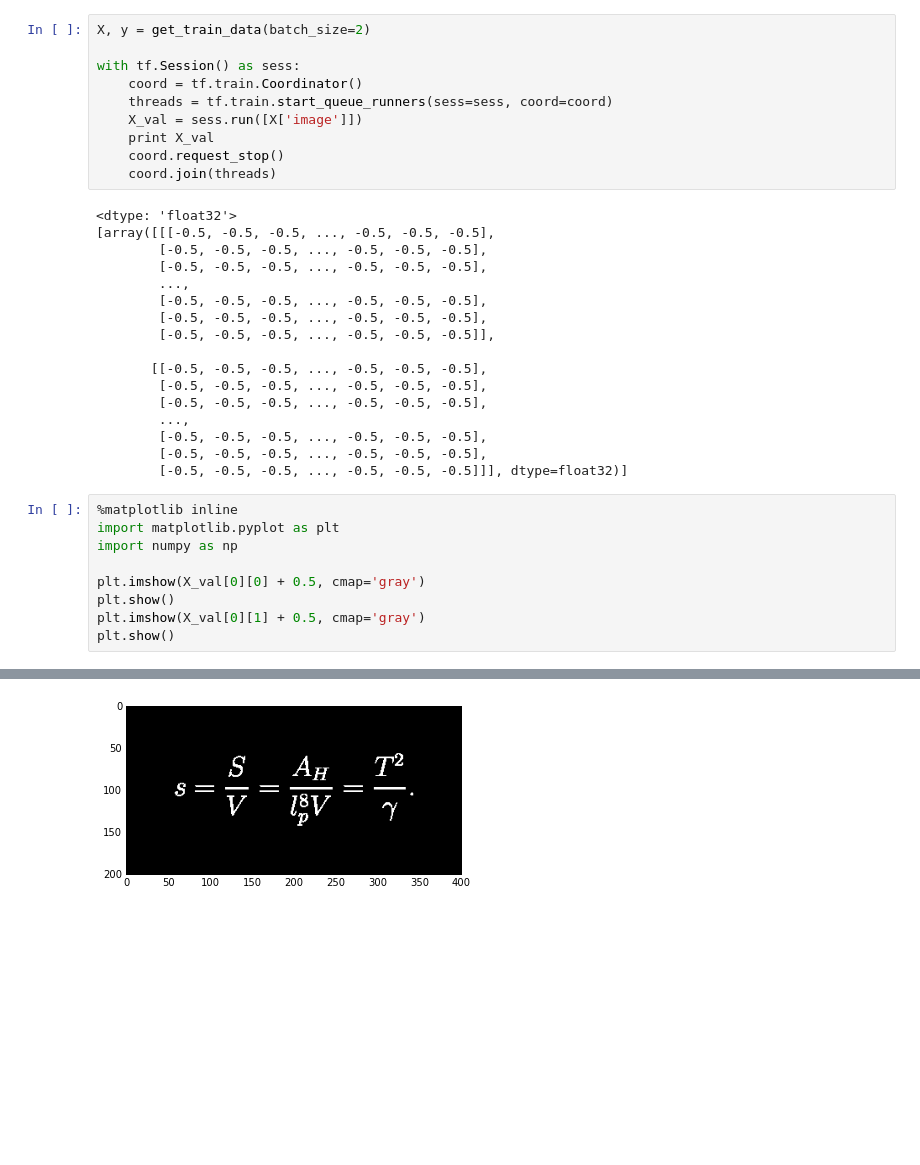
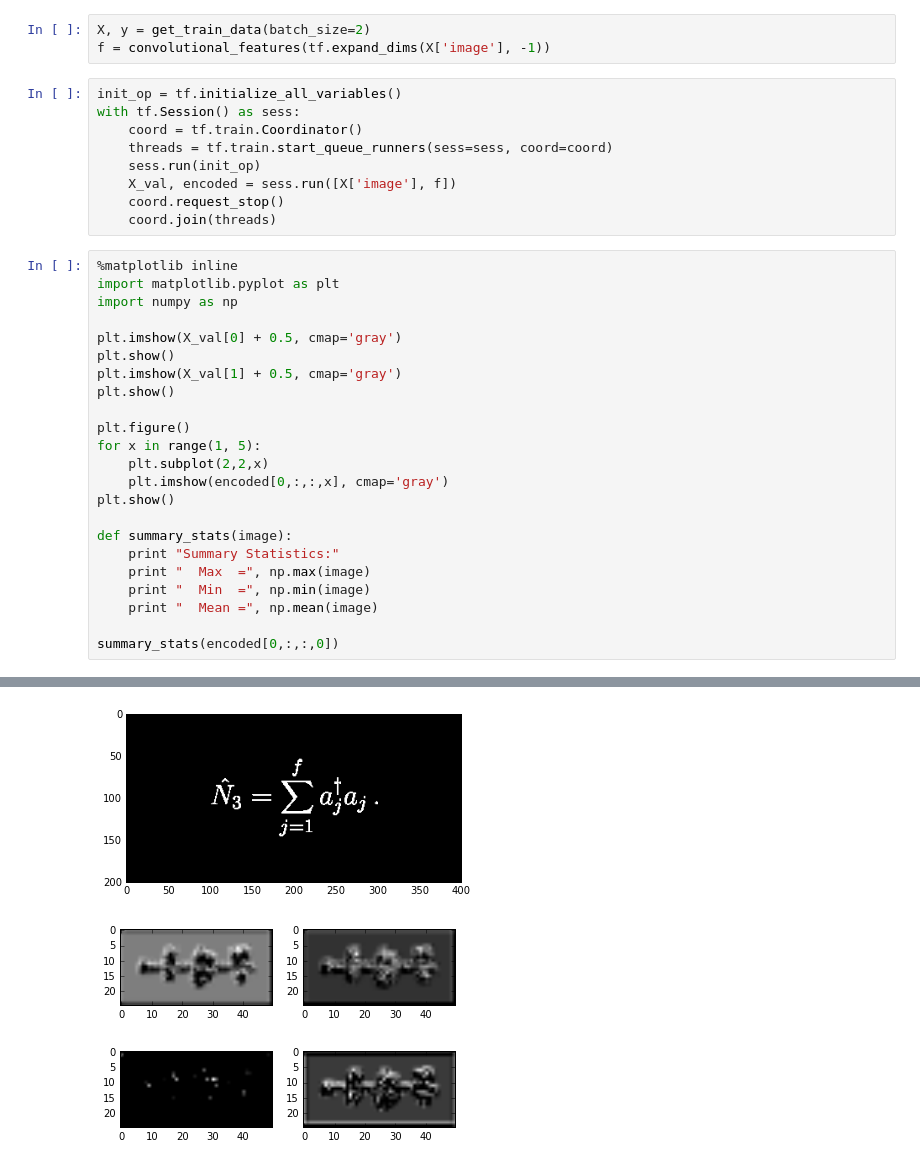
Before and after one commit to kjchavez/im2latex, a Jupyter notebook: ModelPlayground.ipynb, the cells around one changed output, grey strips where cells are left out. Saved outputs shown, nothing was run; the diff lists cells and outputs as text; blank space fills up the shorter version.

Commit message:
Added convolutional part of model

```diff
--- a/ModelPlayground.ipynb
+++ b/ModelPlayground.ipynb
@@ -6,37 +7,36 @@ from model.input import get_train_data
+# %%
+X, y = get_train_data(batch_size=2)
+f = convolutional_features(tf.expand_dims(X['image'], -1))
 # %%
-X, y = get_train_data(batch_size=2)
-
+init_op = tf.initialize_all_variables()
 with tf.Session() as sess:
     coord = tf.train.Coordinator()
     threads = tf.train.start_queue_runners(sess=sess, coord=coord)
-    X_val = sess.run([X['image']])
-    print X_val
+    sess.run(init_op)
+    X_val, encoded = sess.run([X['image'], f])
     coord.request_stop()
     coord.join(threads)
-# %% [output]
-<dtype: 'float32'>
-[array([[[-0.5, -0.5, -0.5, ..., -0.5, -0.5, -0.5],
-        [-0.5, -0.5, -0.5, ..., -0.5, -0.5, -0.5],
-        [-0.5, -0.5, -0.5, ..., -0.5, -0.5, -0.5],
-        ...,
-        [-0.5, -0.5, -0.5, ..., -0.5, -0.5, -0.5],
-        [-0.5, -0.5, -0.5, ..., -0.5, -0.5, -0.5],
-        [-0.5, -0.5, -0.5, ..., -0.5, -0.5, -0.5]],
-
-       [[-0.5, -0.5, -0.5, ..., -0.5, -0.5, -0.5],
-        [-0.5, -0.5, -0.5, ..., -0.5, -0.5, -0.5],
-        [-0.5, -0.5, -0.5, ..., -0.5, -0.5, -0.5],
-        ...,
-        [-0.5, -0.5, -0.5, ..., -0.5, -0.5, -0.5],
-        [-0.5, -0.5, -0.5, ..., -0.5, -0.5, -0.5],
-        [-0.5, -0.5, -0.5, ..., -0.5, -0.5, -0.5]]], dtype=float32)]
 # %%
 %matplotlib inline
 import matplotlib.pyplot as plt
 import numpy as np
 
-plt.imshow(X_val[0][0] + 0.5, cmap='gray')
+plt.imshow(X_val[0] + 0.5, cmap='gray')
 plt.show()
-plt.imshow(X_val[0][1] + 0.5, cmap='gray')
+plt.imshow(X_val[1] + 0.5, cmap='gray')
 plt.show()
+
+plt.figure()
+for x in range(1, 5):
+    plt.subplot(2,2,x)
+    plt.imshow(encoded[0,:,:,x], cmap='gray')
+plt.show()
+
+def summary_stats(image):
+    print "Summary Statistics:"
+    print "  Max  =", np.max(image)
+    print "  Min  =", np.min(image)
+    print "  Mean =", np.mean(image)
+
+summary_stats(encoded[0,:,:,0])
 # %% [output]
@@ -44 +44,2 @@ plt.show()
-[figure, old version]
+[figure, new version]
+[figure, added]
```
Also changed, not shown: parts of 2 cells of this notebook, 4 other files.
